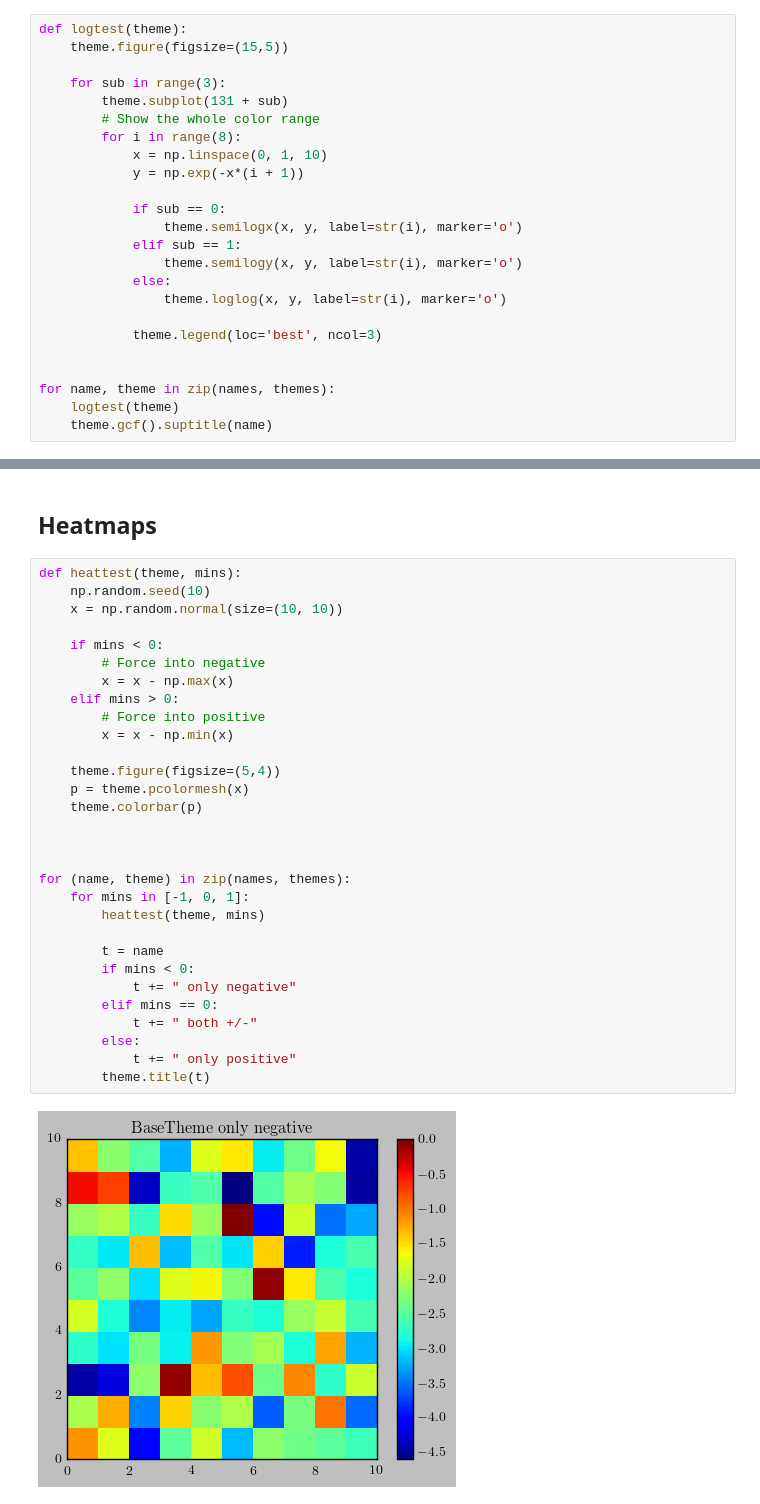
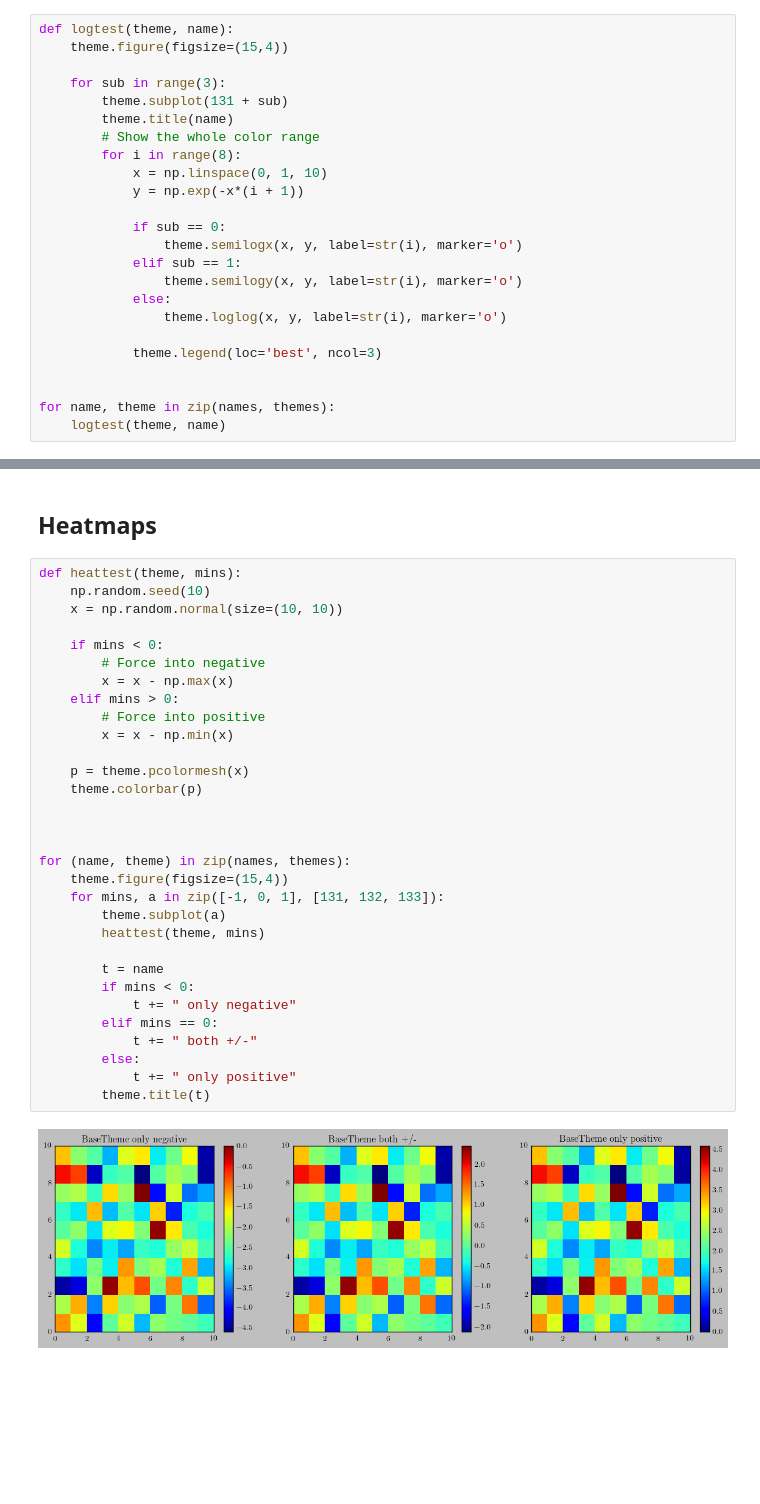
Before and after one commit to spacecowboy/pyplotthemes, a Jupyter notebook: README.ipynb, the cells around one changed output, grey strips where cells are left out. Drawn from its saved outputs; the diff is of its cells as text; blank space fills up the shorter version.

```diff
--- a/README.ipynb
+++ b/README.ipynb
@@ -104,11 +104,12 @@ for name, theme in zip(names, themes):
 
 Commonly used when the range of values are very large.
 # %%
-def logtest(theme):
-    theme.figure(figsize=(15,5))
+def logtest(theme, name):
+    theme.figure(figsize=(15,4))
 
     for sub in range(3):
         theme.subplot(131 + sub)
+        theme.title(name)
         # Show the whole color range
         for i in range(8):
             x = np.linspace(0, 1, 10)
@@ -125,6 +126,5 @@ def logtest(theme):
 
 
 for name, theme in zip(names, themes):
-    logtest(theme)
-    theme.gcf().suptitle(name)
+    logtest(theme, name)
 # %% [output]
@@ -180,32 +180,33 @@ for (name, theme) in zip(names, themes):
 # %%
 def heattest(theme, mins):
     np.random.seed(10)
     x = np.random.normal(size=(10, 10))
 
     if mins < 0:
         # Force into negative
         x = x - np.max(x)
     elif mins > 0:
         # Force into positive
         x = x - np.min(x)
 
-    theme.figure(figsize=(5,4))
     p = theme.pcolormesh(x)
     theme.colorbar(p)
 
 
 
 for (name, theme) in zip(names, themes):
-    for mins in [-1, 0, 1]:
+    theme.figure(figsize=(15,4))
+    for mins, a in zip([-1, 0, 1], [131, 132, 133]):
+        theme.subplot(a)
         heattest(theme, mins)
 
         t = name
         if mins < 0:
             t += " only negative"
         elif mins == 0:
             t += " both +/-"
         else:
             t += " only positive"
         theme.title(t)
 # %% [output]
-[figure, old version]
+[figure, new version]
```
Also changed, not shown: parts of 2 cells of this notebook, 7 other files.
